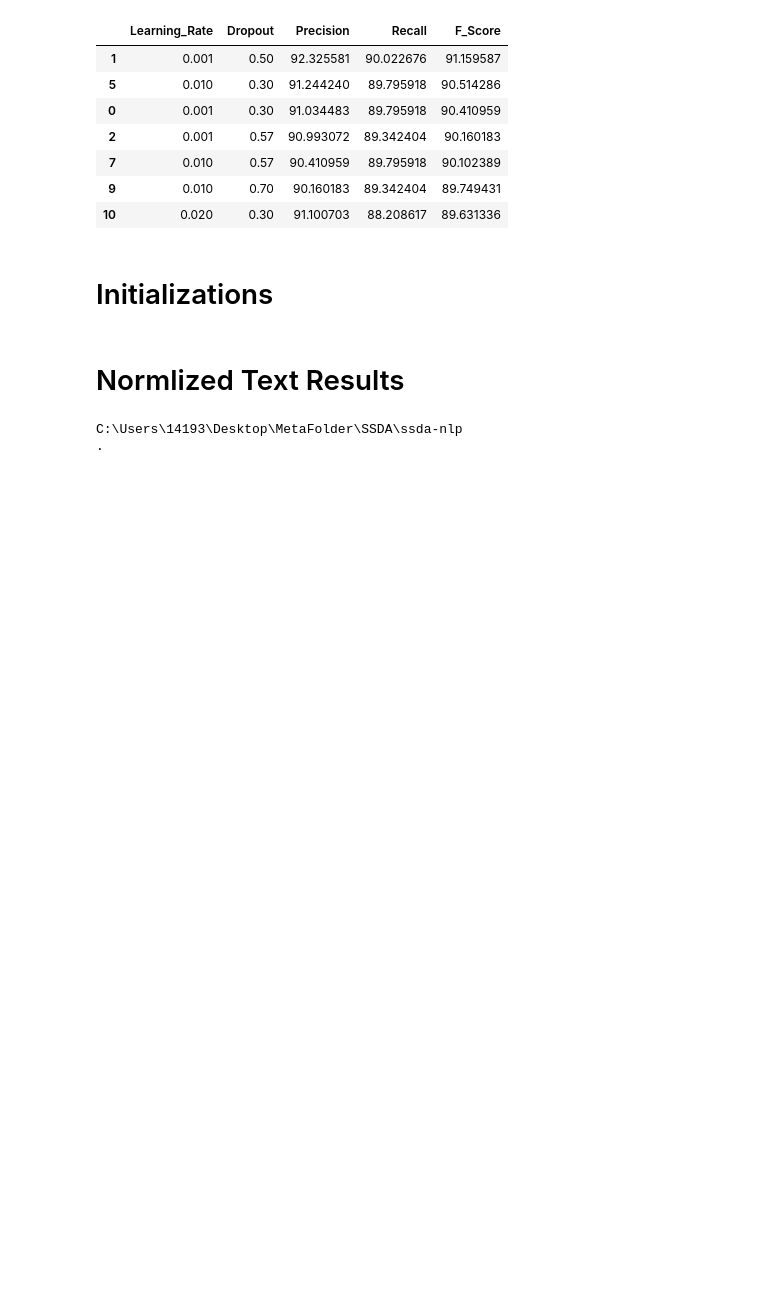
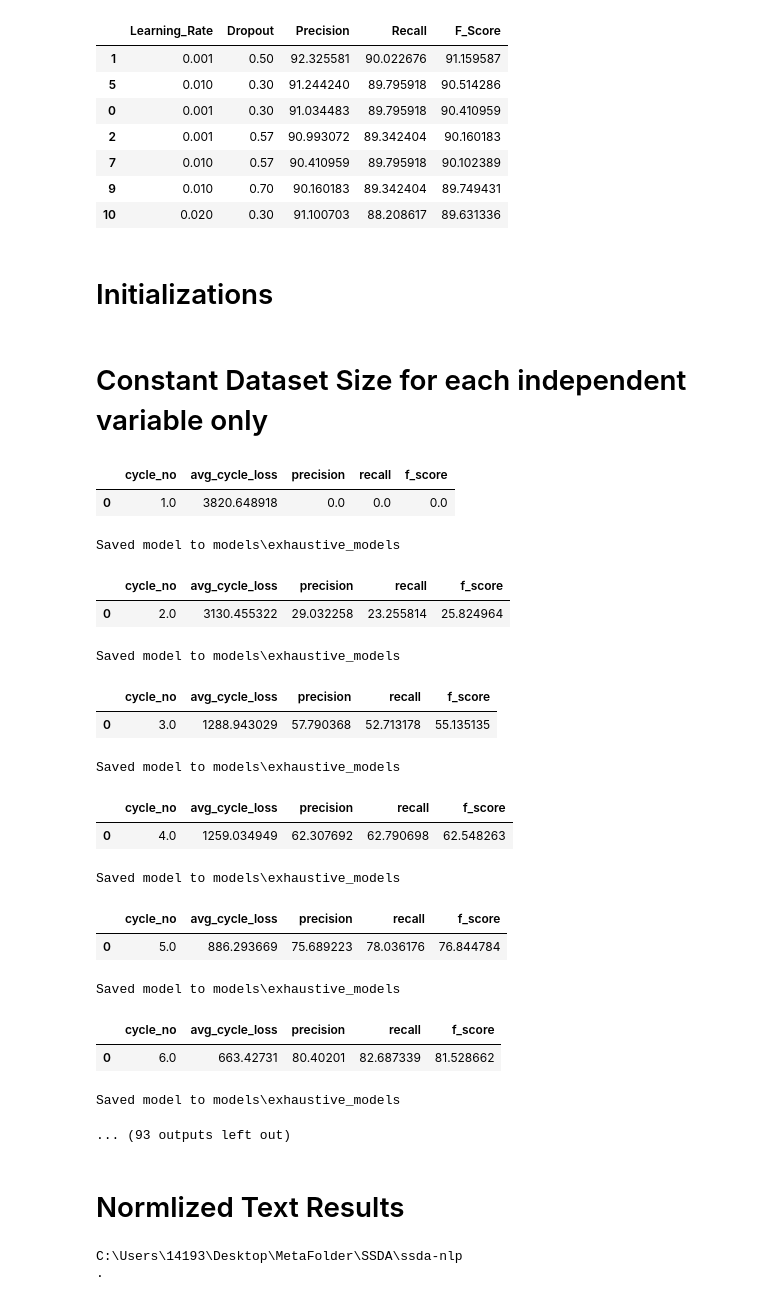
Before and after one commit to slavesocieties/ssda-nlp, a Jupyter notebook: 70-exhaustive-training.ipynb, the cells around one changed output. Saved outputs shown, nothing was run; the diff lists cells and outputs as text; code cells hidden in the pictures; blank space fills up the shorter version.

```diff
--- a/70-exhaustive-training.ipynb
+++ b/70-exhaustive-training.ipynb
@@ -189,6 +189,64 @@ cdf2 = prodigy_output_to_collated_df("transcriptions/239746_annot.jsonl")
 cdf3 = prodigy_output_to_collated_df("transcriptions/419324_annot.jsonl")
 portugueseDF = prodigy_output_to_collated_df("transcriptions/701075_annot.jsonl")
 burialsOnly = prodigy_output_to_collated_df("transcriptions/guatemala.annotations.jsonl")
+# %% [markdown]
+# Constant Dataset Size for each independent variable only
+# %%
+base_df = cdf1.head(2000)
+portDF = portugueseDF.head(2000)
+burDF = burialsOnly.head(2000)
+
+my_lr = [0.0005, 0.001, 0.002]
+num_trials = len(my_lr)*3
+training_log_CDSs = [0] * num_trials
+i=0
+for j in range(3):
+    if j==0:
+        collated_df = base_df
+    elif j==1:
+        collated_df = portDF
+    elif j==2:
+        collated_df = burDF
+
+    train_df, valid_df, test_df = split_data_grp(collated_df, prop_train = 0.7, prop_validation = 0.2, grp_var = 'entry_no', seed=seed)
+    # Generate Spacy datasets
+    train_spacy = genSpaCyInput(train_df)
+    training_log_CDSs[i] = train_spacy
+    i=i+1
+
+    for training_data in training_log_CDSs:
+        for lr in my_lr:
+            cping = {'start':16, 'end':32, 'cp_rate':1.05}
+            solves = {'learn_rate':lr} #Original 0.001
+            dpout = 0.5 #Original 0.6
+            save_mdir = 'models/exhaustive_models'
+
+            #load model from pretrained
+            nlp_model = load_model()
+            nlp_model, perf_df = model_meta_training(nlp_model, training_data, valid_df, verbose=True, save_dir = save_mdir,
+                                                     n_iter=10, solver_params=solves, compound_params=cping, dropout=dpout)
+
+display('Successful run')
+# %% [output]
+|  | cycle_no | avg_cycle_loss | precision | recall | f_score |
+| 0 | 1.0 | 3820.648918 | 0.0 | 0.0 | 0.0 |
+Saved model to models\exhaustive_models
+|  | cycle_no | avg_cycle_loss | precision | recall | f_score |
+| 0 | 2.0 | 3130.455322 | 29.032258 | 23.255814 | 25.824964 |
+Saved model to models\exhaustive_models
+|  | cycle_no | avg_cycle_loss | precision | recall | f_score |
+| 0 | 3.0 | 1288.943029 | 57.790368 | 52.713178 | 55.135135 |
+Saved model to models\exhaustive_models
+|  | cycle_no | avg_cycle_loss | precision | recall | f_score |
+| 0 | 4.0 | 1259.034949 | 62.307692 | 62.790698 | 62.548263 |
+Saved model to models\exhaustive_models
+|  | cycle_no | avg_cycle_loss | precision | recall | f_score |
+| 0 | 5.0 | 886.293669 | 75.689223 | 78.036176 | 76.844784 |
+Saved model to models\exhaustive_models
+|  | cycle_no | avg_cycle_loss | precision | recall | f_score |
+| 0 | 6.0 | 663.42731 | 80.40201 | 82.687339 | 81.528662 |
+Saved model to models\exhaustive_models
+... (93 outputs left out)
 # %% [markdown]
 # Normlized Text Results
 # %%
```
Also changed, not shown: 5 other files.
